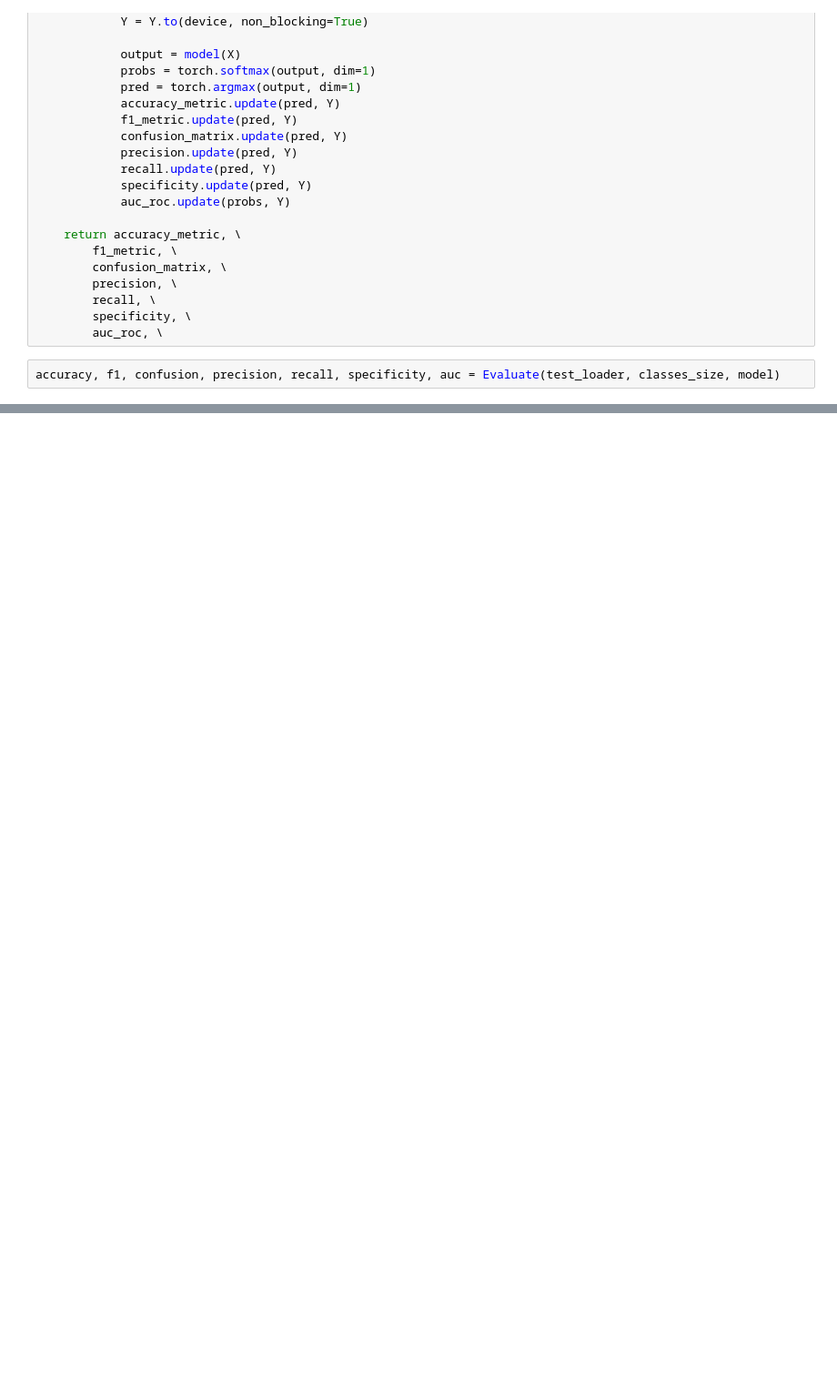
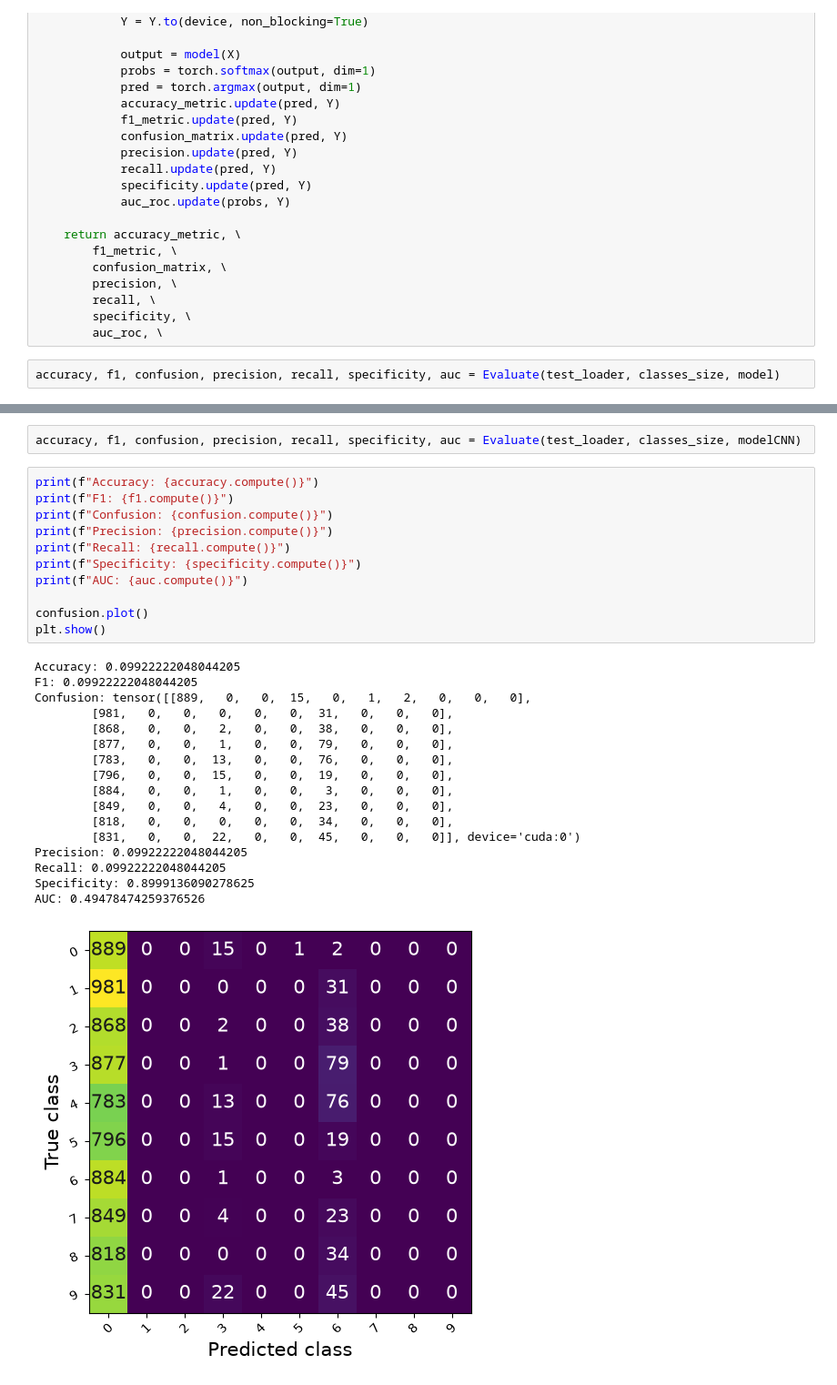
Before and after one commit to rafarillo/MAC5921, a Jupyter notebook: tarefa1.ipynb, the cells around one changed output, grey strips where cells are left out. Shown at 91% size. Drawn from its saved outputs; the diff is of its cells as text; blank space fills up the shorter version.

```diff
--- a/tarefa1.ipynb
+++ b/tarefa1.ipynb
@@ -234,0 +265,31 @@ AUC: 0.5
+# %%
+accuracy, f1, confusion, precision, recall, specificity, auc = Evaluate(test_loader, classes_size, modelCNN)
+# %%
+print(f"Accuracy: {accuracy.compute()}")
+print(f"F1: {f1.compute()}")
+print(f"Confusion: {confusion.compute()}")
+print(f"Precision: {precision.compute()}")
+print(f"Recall: {recall.compute()}")
+print(f"Specificity: {specificity.compute()}")
+print(f"AUC: {auc.compute()}")
+
+confusion.plot()
+plt.show()
+# %% [output]
+Accuracy: 0.09922222048044205
+F1: 0.09922222048044205
+Confusion: tensor([[889,   0,   0,  15,   0,   1,   2,   0,   0,   0],
+        [981,   0,   0,   0,   0,   0,  31,   0,   0,   0],
+        [868,   0,   0,   2,   0,   0,  38,   0,   0,   0],
+        [877,   0,   0,   1,   0,   0,  79,   0,   0,   0],
+        [783,   0,   0,  13,   0,   0,  76,   0,   0,   0],
+        [796,   0,   0,  15,   0,   0,  19,   0,   0,   0],
+        [884,   0,   0,   1,   0,   0,   3,   0,   0,   0],
+        [849,   0,   0,   4,   0,   0,  23,   0,   0,   0],
+        [818,   0,   0,   0,   0,   0,  34,   0,   0,   0],
+        [831,   0,   0,  22,   0,   0,  45,   0,   0,   0]], device='cuda:0')
+Precision: 0.09922222048044205
+Recall: 0.09922222048044205
+Specificity: 0.8999136090278625
+AUC: 0.49478474259376526
+[figure, added]
```
Also changed, not shown: parts of 11 cells of this notebook.
